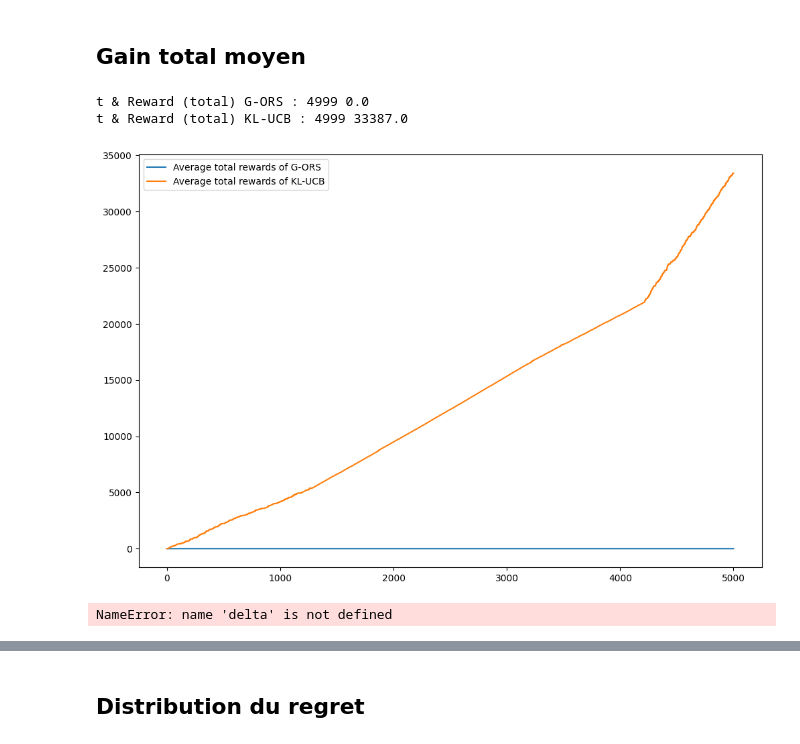
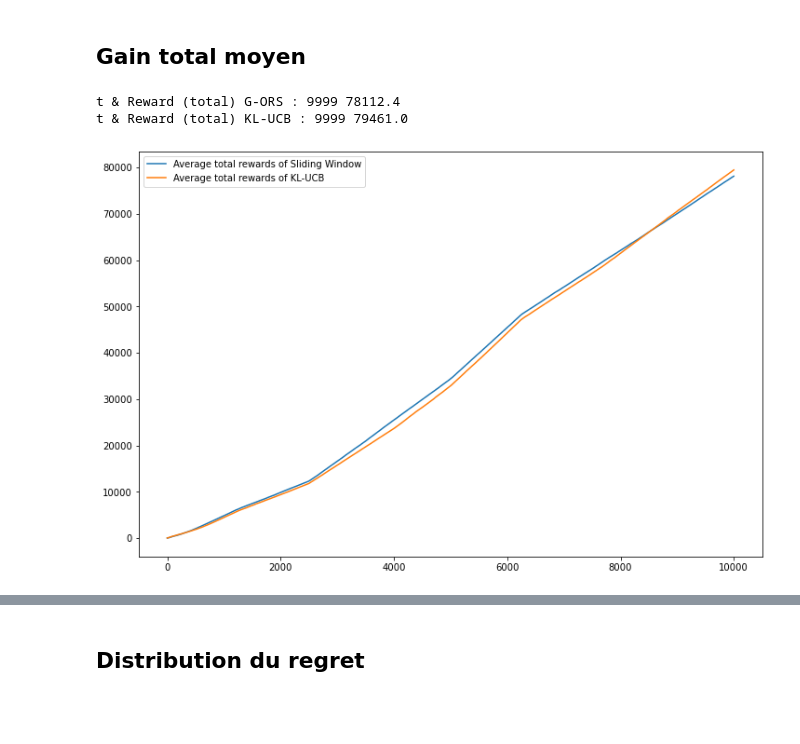
Before and after one commit to chosen-ox/Bandit_UCB, a Jupyter notebook: scenario_4.ipynb, the cells around one changed output, grey strips where cells are left out. Drawn from its saved outputs; the diff is of its cells as text; code cells hidden in the pictures; blank space fills up the shorter version.

Commit message:
Add files via upload
1) time-variant channel added
2) channel parameter, window size and ewma parameter need adjust
3) more tests need to be done

```diff
--- a/scenario_4.ipynb
+++ b/scenario_4.ipynb
@@ -26,6 +26,7 @@ p4 = np.array([.99, .98, .96, .93, .90, .10, .06, .04]) #4
 p5 = np.array([.90, .80, .70, .55, .45, .35, .20, .10]) #5
 p6 = np.array([.90, .80, .70, .55, .50, .38, .30, .20]) #6
 p7 = np.array([.90, .80, .70, .55, .50, .38, .30, .25]) #7
+p = np.array([p0, p1, p2, p3, p4, p5, p6, p7])
 
 rate = np.array([6, 9, 12, 18, 24, 36, 48, 64])
 
@@ -37,16 +38,22 @@ tp4 = np.multiply(p4,rate)
 tp5 = np.multiply(p5,rate)
 tp6 = np.multiply(p6,rate)
 tp7 = np.multiply(p7,rate)
-
-p = np.array([p0, p1, p2, p3, p4, p5, p6, p7])
+tp = np.array([tp1, tp2, tp3, tp4, tp5, tp6, tp7])
 
 K= p0.shape[0] #Number of branches
-# delta= ( np.ones(K)*np.max(tp) ) - tp
+
 delta0 = ( np.ones(K)*np.max(tp0) ) - tp0
-# delta1 = ( np.ones(K)*np.max(tp) ) - tp
-# delta2 = ( np.ones(K)*np.max(tp) ) - tp
-T= 5000 #Time periods
-runs = 1 #Number of iterations
+delta1 = ( np.ones(K)*np.max(tp1) ) - tp1
+delta2 = ( np.ones(K)*np.max(tp2) ) - tp2
+delta3 = ( np.ones(K)*np.max(tp3) ) - tp3
+delta4 = ( np.ones(K)*np.max(tp4) ) - tp4
+delta5 = ( np.ones(K)*np.max(tp5) ) - tp5
+delta6 = ( np.ones(K)*np.max(tp6) ) - tp6
+delta7 = ( np.ones(K)*np.max(tp7) ) - tp7
+delta = np.array([delta0, delta1, delta2, delta3, delta4, delta5, delta6, delta7])
+
+T= 10000 #Time periods
+runs = 10 #Number of iterations
 print("Pi:",tp0)
 print("Pi:",tp1)
 print("Pi:",tp2)
@@ -68,8 +75,8 @@ Pi: [ 5.4   7.2   8.4   9.9  12.   13.68 14.4  16.  ]
 # %% [markdown]
 ## KL-UCB
 # %%
-# %%capture
-gors = kl_ucb_policy.GORS(K, rate) #Optimal Graphical OptimalRate Sampling
+%%capture
+sw = kl_ucb_policy.GORS_SW(K, rate, 1000) #Optimal Graphical OptimalRate Sampling
 total_rewards_list_gors = np.zeros((runs, T))
 actions_list_gors = []
 klucb = kl_ucb_policy.KLUCBPolicy(K, rate) #Original KL UCB
@@ -77,8 +84,11 @@ total_rewards_list_klucb = np.zeros((runs, T))
 actions_list_klucb = []
 start_time = time.time()
 
+total_regret_sw  = np.zeros((runs,T), dtype=float)
+total_regret_klucb = np.zeros((runs,T), dtype=float)
+
 for run in range(runs):
-    gors.reset()
+    sw.reset()
     actions_gors = np.zeros((K, T), dtype=np.int)
     rewards_gors = np.zeros((K, T), dtype=np.float)
     klucb.reset()
@@ -87,23 +97,24 @@ for run in range(runs):
     index = 0
     p_index = 0
     for t in range(T):
+        # print('at time slot: ',t)
         if index == T//8:
             p_index += 1
             index = 0
             print(p_index)
         else:
             index += 1
-
-        # arm_gors = gors.select_next_arm(8)
-        # actions_gors[arm_gors, t] = 1
-        # rewards_gors[arm_gors, t] = np.random.binomial(1, p[p_index][arm_gors]) * rate[arm_gors]
-        # gors.update_state(arm_gors, rewards_gors[arm_gors, t] / rate[arm_gors])
-        # TODO: FIX the error
+        arm_gors = sw.select_next_arm()
+        actions_gors[arm_gors, t] = 1
+        rewards_gors[arm_gors, t] = np.random.binomial(1, p[p_index][arm_gors]) * rate[arm_gors]
+        sw.update_state(arm_gors, rewards_gors[arm_gors, t] / rate[arm_gors])
+        total_regret_sw[run, t] = total_regret_sw[run, t-1] + np.dot(delta[p_index],actions_gors[:,t])
 
         arm_klucb = klucb.select_next_arm()
         actions_klucb[arm_klucb, t] = 1
         rewards_klucb[arm_klucb, t] = np.random.binomial(1, p[p_index][arm_klucb]) * rate[arm_klucb]
         klucb.update_state(arm_klucb, rewards_klucb[arm_klucb, t] / rate[arm_klucb])
+        total_regret_klucb[run, t] = total_regret_klucb[run, t-1] + np.dot(delta[p_index],actions_klucb[:,t])
 
     cumulative_rewards_gors = np.cumsum(rewards_gors, axis=1) #Cumulative rewards of each arm according to time
     total_rewards_gors = np.sum(cumulative_rewards_gors, axis=0) #Cumulative rewards of all arms according to time
@@ -146,29 +141,14 @@ mean_total_rewards_klucb = np.mean(total_rewards_list_klucb, axis=0)
 print("t & Reward (total) G-ORS :", t, mean_total_rewards_gors[t])
 print("t & Reward (total) KL-UCB :", t, mean_total_rewards_klucb[t])
 # %% [output]
-t & Reward (total) G-ORS : 4999 0.0
-t & Reward (total) KL-UCB : 4999 33387.0
+t & Reward (total) G-ORS : 9999 78112.4
+t & Reward (total) KL-UCB : 9999 79461.0
 # %%
 fig=plt.figure(figsize=(12,8))
 ax1 = fig.add_subplot(1,1,1)
-ax1.plot(mean_total_rewards_gors, linestyle='-', label='Average total rewards of G-ORS')
+ax1.plot(mean_total_rewards_gors, linestyle='-', label='Average total rewards of Sliding Window')
 ax1.plot(mean_total_rewards_klucb, linestyle='-', label='Average total rewards of KL-UCB')
 ax1.legend(loc='best')
 plt.show()
 # %% [output]
-[figure, old version]
+[figure, new version]
-# %%
-#Regrets calculation for G-ORS
-total_action_gors = np.zeros((K, T))
-for actions_gors in actions_list_gors:
-    total_action_gors += np.cumsum(actions_gors, axis=1) #The cumulative times of each arm to be selected
-total_action_gors = total_action_gors / runs
-regret_cumule_gors = np.dot(delta, total_action_gors[:, :]) # Cumulative regrets
-#Regrest calculation for KL-UCB
-total_action_klucb = np.zeros((K, T))
-for actions_klucb in actions_list_klucb:
-    total_action_klucb += np.cumsum(actions_klucb, axis=1) #The cumulative times of each arm to be selected
-total_action_klucb = total_action_klucb / runs
-regret_cumule_klucb = np.dot(delta, total_action_klucb[:, :]) # Cumulative regrets
-# %% [output]
-NameError: name 'delta' is not defined
```
Also changed, not shown: parts of 8 cells of this notebook, 4 other files.
